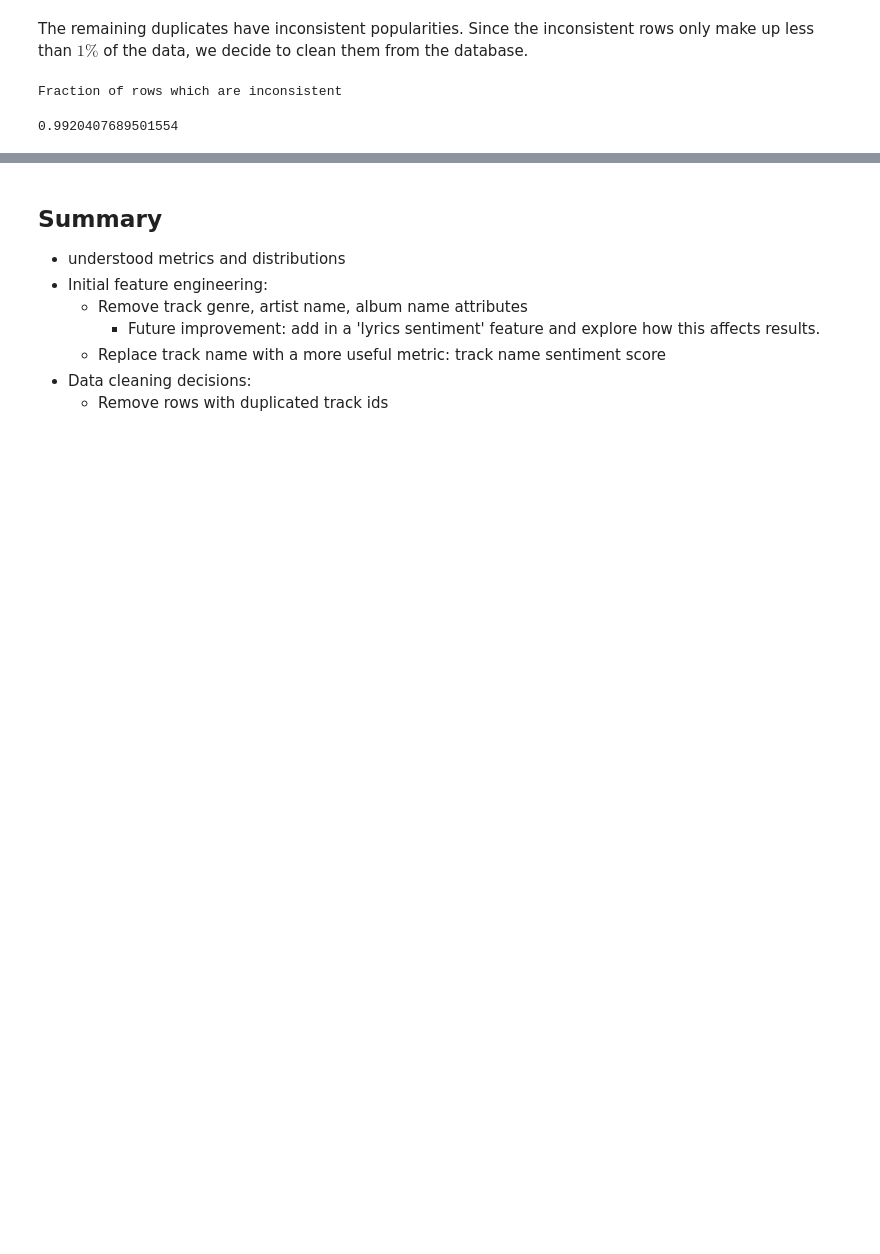
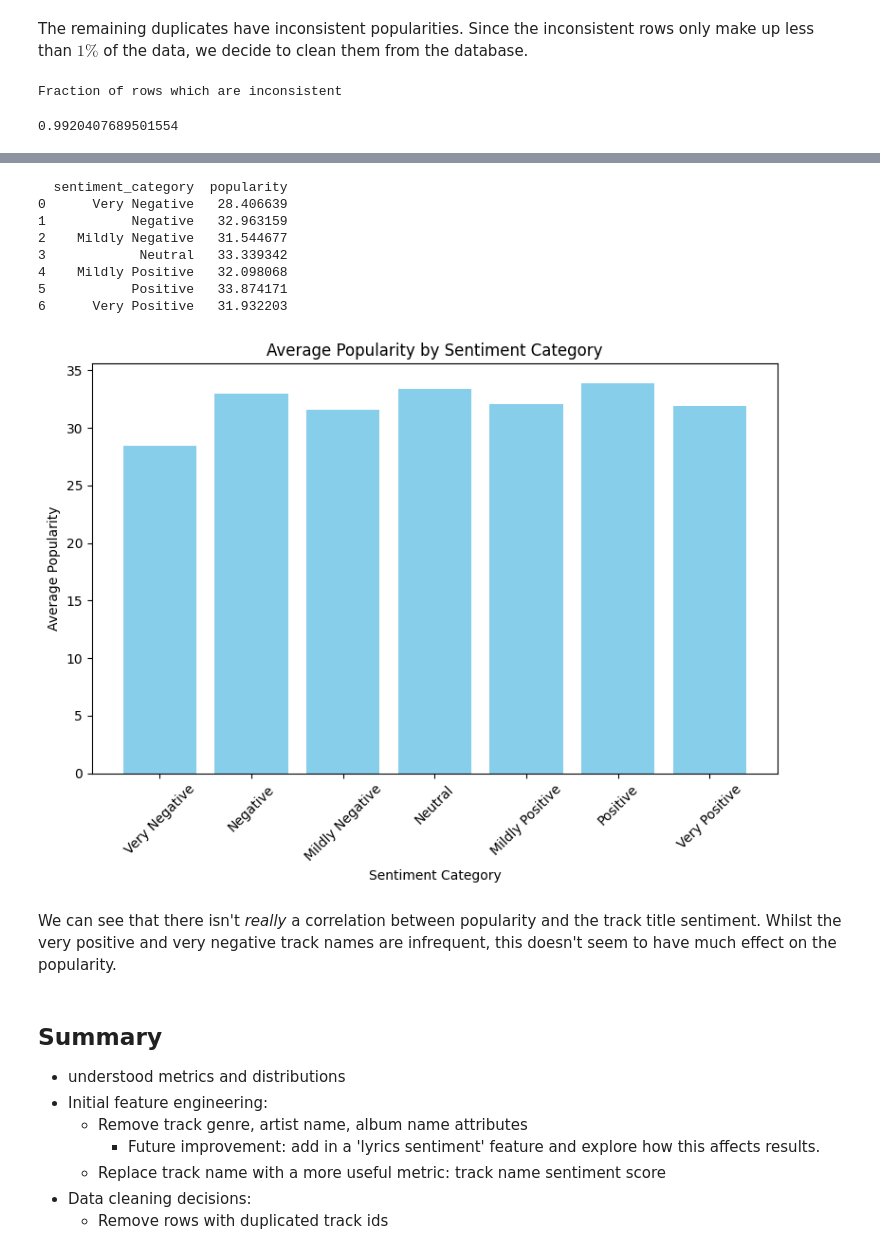
Before and after one commit to ayahusseini/spotify_success, a Jupyter notebook: pipeline/data_exploration.ipynb, the cells around one changed output, grey strips where cells are left out. Drawn from its saved outputs; the diff is of its cells as text; code cells hidden in the pictures; blank space fills up the shorter version.

```diff
--- a/pipeline/data_exploration.ipynb
+++ b/pipeline/data_exploration.ipynb
@@ -276,3 +337,34 @@ Fraction of rows which are inconsistent
+# %%
+
+labels = ['Very Negative', 'Negative','Mildly Negative', 'Neutral','Mildly Positive', 'Positive', 'Very Positive']
+bins = np.linspace(-1,1,num=len(labels)+1)
+
+data['sentiment_category'] = pd.cut(data['track_name_sent'], bins=bins, labels=labels)
+grouped_data = data.groupby('sentiment_category')['popularity'].mean().reset_index()
+
+print(grouped_data)
+plt.figure(figsize=(8,6))
+plt.bar(grouped_data['sentiment_category'], grouped_data['popularity'], color='skyblue')
+
+plt.title('Average Popularity by Sentiment Category')
+plt.xlabel('Sentiment Category')
+plt.ylabel('Average Popularity')
+plt.xticks(rotation=45)
+
+plt.tight_layout()
+plt.show()
+# %% [output]
+  sentiment_category  popularity
+0      Very Negative   28.406639
+1           Negative   32.963159
+2    Mildly Negative   31.544677
+3            Neutral   33.339342
+4    Mildly Positive   32.098068
+5           Positive   33.874171
+6      Very Positive   31.932203
+[figure, added]
+# %% [markdown]
+We can see that there isn't *really* a correlation between popularity and the track title sentiment. Whilst the very positive and very negative track names are infrequent, this doesn't seem to have much effect on the popularity.
 # %% [markdown]
 ## Summary
 
```
Also changed, not shown: parts of 9 cells of this notebook, 1 other file.
